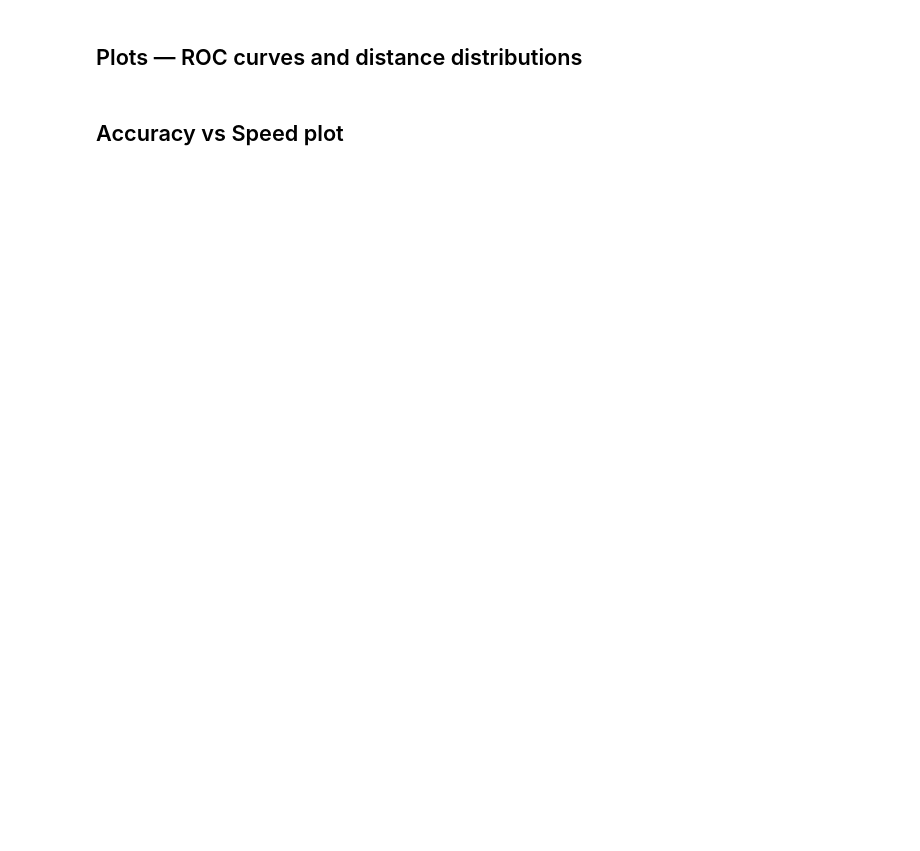
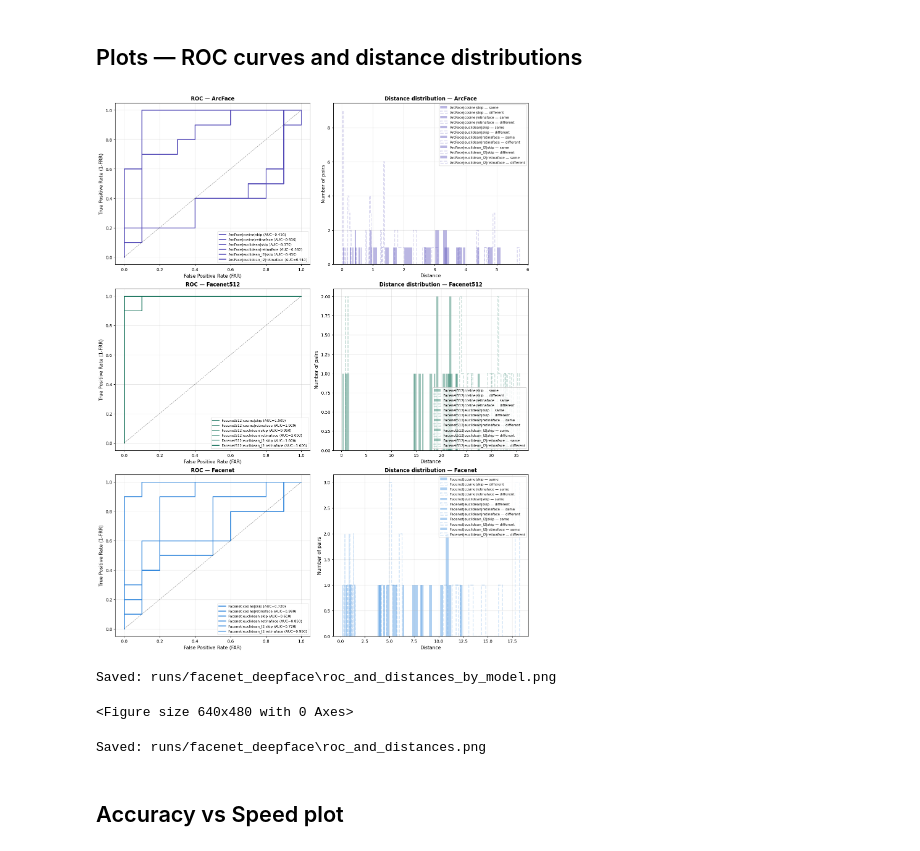
Before and after one commit to DideleKumpel/real-time-alaysis-research, a Jupyter notebook: scripts/DeepFace/DeepFace_Evaluation.ipynb, the cells around one changed output. Saved outputs shown, nothing was run; the diff lists cells and outputs as text; code cells hidden in the pictures; blank space fills up the shorter version.

```diff
--- a/scripts/DeepFace/DeepFace_Evaluation.ipynb
+++ b/scripts/DeepFace/DeepFace_Evaluation.ipynb
@@ -323,49 +419,57 @@ print(f"\nZapisano: {csv_path}")
 # %% [markdown]
 ## Plots — ROC curves and distance distributions
 # %%
-COLORS = {"Facenet": "#378ADD", "Facenet512": "#0F6E56", "ArcFace": "#534AB7"}
+COMBO_COLORS = ["#e41a1c", "#377eb8", "#4daf4a", "#984ea3", "#ff7f00", "#a65628"]
 
-fig, axes = plt.subplots(1, 2, figsize=(14, 6))
+models_to_plot = ["ArcFace", "Facenet512", "Facenet"]
+fig, axes = plt.subplots(len(models_to_plot), 2, figsize=(14, 18), constrained_layout=True)
 
-# ── Wykres 1: Krzywe ROC ───────────────────────────────────────────────────────
-ax = axes[0]
-for model_name, r in results_all.items():
-    fpr, tpr, _ = roc_curve(r["labels"], -r["distances"])
-    ax.plot(fpr, tpr,
-            label=f"{model_name} (AUC={r['auc']:.3f})",
-            color=COLORS.get(model_name, "gray"),
-            linewidth=2)
+for i, model_name in enumerate(models_to_plot):
+    ax_roc = axes[i, 0]
+    ax_dist = axes[i, 1]
 
-ax.plot([0,1],[0,1], "k--", alpha=0.4, linewidth=1)
-ax.set_xlabel("False Positive Rate (FAR)", fontsize=12)
-ax.set_ylabel("True Positive Rate (1-FRR)", fontsize=12)
-ax.set_title("Krzywe ROC — weryfikacja twarzy (LFW)", fontsize=13, fontweight="bold")
-ax.legend(fontsize=10)
-ax.grid(True, alpha=0.3)
+    model_combos = [k for k, v in results_all.items() if v["model"] == model_name]
 
-# ── Wykres 2: Rozkład odległości ───────────────────────────────────────────────
-ax = axes[1]
-for model_name, r in results_all.items():
-    color = COLORS.get(model_name, "gray")
-    same_dist = r["distances"][r["labels"] == 1]
-    diff_dist = r["distances"][r["labels"] == 0]
-    ax.hist(same_dist, bins=30, alpha=0.4, color=color,
-            label=f"{model_name} — ta sama osoba")
-    ax.hist(diff_dist, bins=30, alpha=0.2, color=color,
-            label=f"{model_name} — różne osoby", linestyle="dashed",
-            histtype="step", linewidth=2)
+    for j, combo_name in enumerate(sorted(model_combos)):
+        r = results_all[combo_name]
+        color = COMBO_COLORS[j % len(COMBO_COLORS)]
 
-ax.set_xlabel(f"Odległość cosine", fontsize=12)
-ax.set_ylabel("Liczba par", fontsize=12)
-ax.set_title("Rozkład odległości embeddingów", fontsize=13, fontweight="bold")
-ax.legend(fontsize=9)
-ax.grid(True, alpha=0.3)
+        fpr, tpr, _ = roc_curve(r["labels"], -r["distances"])
+        ax_roc.plot(fpr, tpr,
+                    label=f"{combo_name} (AUC={r['auc']:.3f})",
+                    color=color,
+                    linewidth=2)
 
-plt.tight_layout()
-plot_path = os.path.join(OUTPUT_DIR, "roc_and_distances.png")
+        same_dist = r["distances"][r["labels"] == 1]
+        diff_dist = r["distances"][r["labels"] == 0]
+        ax_dist.hist(same_dist, bins=30, alpha=0.4, color=color,
+                     label=f"{combo_name} — same", histtype="stepfilled")
+        ax_dist.hist(diff_dist, bins=30, alpha=0.2, color=color,
+                     label=f"{combo_name} — different", linestyle="dashed",
+                     histtype="step", linewidth=2)
+
+    ax_roc.plot([0, 1], [0, 1], "k--", alpha=0.4, linewidth=1)
+    ax_roc.set_xlabel("False Positive Rate (FAR)", fontsize=11)
+    ax_roc.set_ylabel("True Positive Rate (1-FRR)", fontsize=11)
+    ax_roc.set_title(f"ROC — {model_name}", fontsize=12, fontweight="bold")
+    ax_roc.legend(fontsize=8)
+    ax_roc.grid(True, alpha=0.3)
+
+    ax_dist.set_xlabel("Distance", fontsize=11)
+    ax_dist.set_ylabel("Number of pairs", fontsize=11)
+    ax_dist.set_title(f"Distance distribution — {model_name}", fontsize=12, fontweight="bold")
+    ax_dist.legend(fontsize=8)
+    ax_dist.grid(True, alpha=0.3)
+
+plot_path = os.path.join(OUTPUT_DIR, "roc_and_distances_by_model.png")
 plt.savefig(plot_path, dpi=150, bbox_inches="tight")
 plt.show()
-print(f"Zapisano: {plot_path}")
+print(f"Saved: {plot_path}")
+# %% [output]
+[figure, added]
+Saved: runs/facenet_deepface\roc_and_distances_by_model.png
+<Figure size 640x480 with 0 Axes>
+Saved: runs/facenet_deepface\roc_and_distances.png
 # %% [markdown]
 ## Accuracy vs Speed plot
 # %%
```
Also changed, not shown: parts of 14 cells of this notebook, 4 other files.
